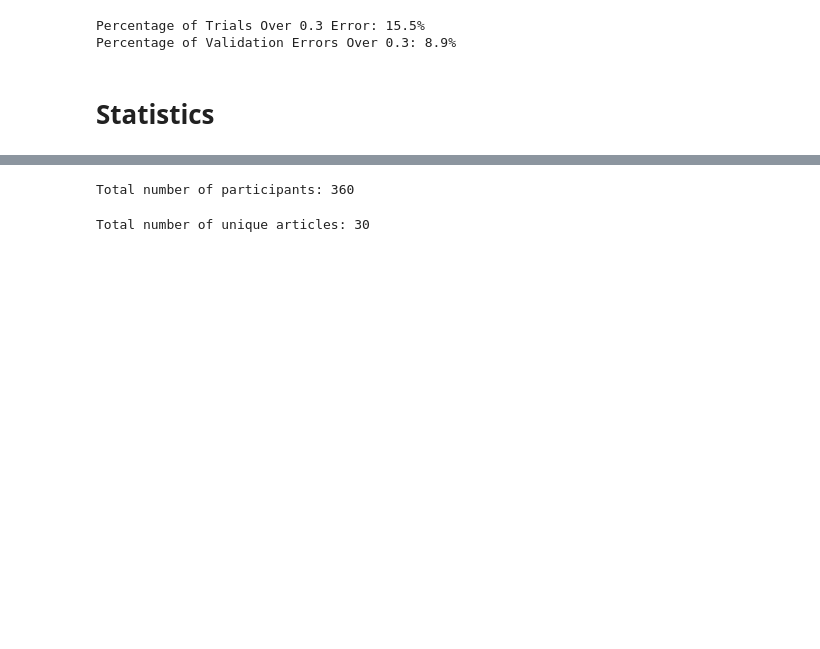
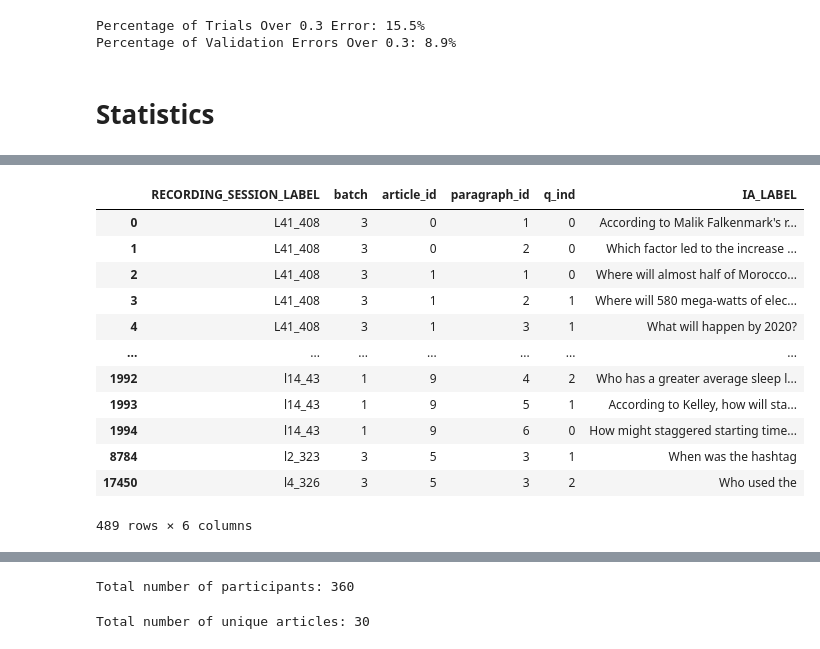
Before and after one commit to lacclab/OneStop-Eye-Movements, a Jupyter notebook: src/analyses.ipynb, the cells around one changed output, grey strips where cells are left out. Cells and saved outputs as stored; diff of their text form; code cells hidden in the pictures; blank space fills up the shorter version.

```diff
--- a/src/analyses.ipynb
+++ b/src/analyses.ipynb
@@ -49,0 +156,16 @@ TRIAL_T = utils.load_df(config.TRIAL_T_PATH)
+# %%
+grouped.drop_duplicates(subset="IA_LABEL")
+# %% [output]
+|  | RECORDING_SESSION_LABEL | batch | article_id | paragraph_id | q_ind | IA_LABEL |
+| 0 | L41_408 | 3 | 0 | 1 | 0 | According to Malik Falkenmark's r... |
+| 1 | L41_408 | 3 | 0 | 2 | 0 | Which factor led to the increase ... |
+| 2 | L41_408 | 3 | 1 | 1 | 0 | Where will almost half of Morocco... |
+| 3 | L41_408 | 3 | 1 | 2 | 1 | Where will 580 mega-watts of elec... |
+| 4 | L41_408 | 3 | 1 | 3 | 1 | What will happen by 2020? |
+| ... | ... | ... | ... | ... | ... | ... |
+| 1992 | l14_43 | 1 | 9 | 4 | 2 | Who has a greater average sleep l... |
+| 1993 | l14_43 | 1 | 9 | 5 | 1 | According to Kelley, how will sta... |
+| 1994 | l14_43 | 1 | 9 | 6 | 0 | How might staggered starting time... |
+| 8784 | l2_323 | 3 | 5 | 3 | 1 | When was the hashtag |
+| 17450 | l4_326 | 3 | 5 | 3 | 2 | Who used the |
+489 rows × 6 columns
```
Also changed, not shown: parts of 22 cells of this notebook.
